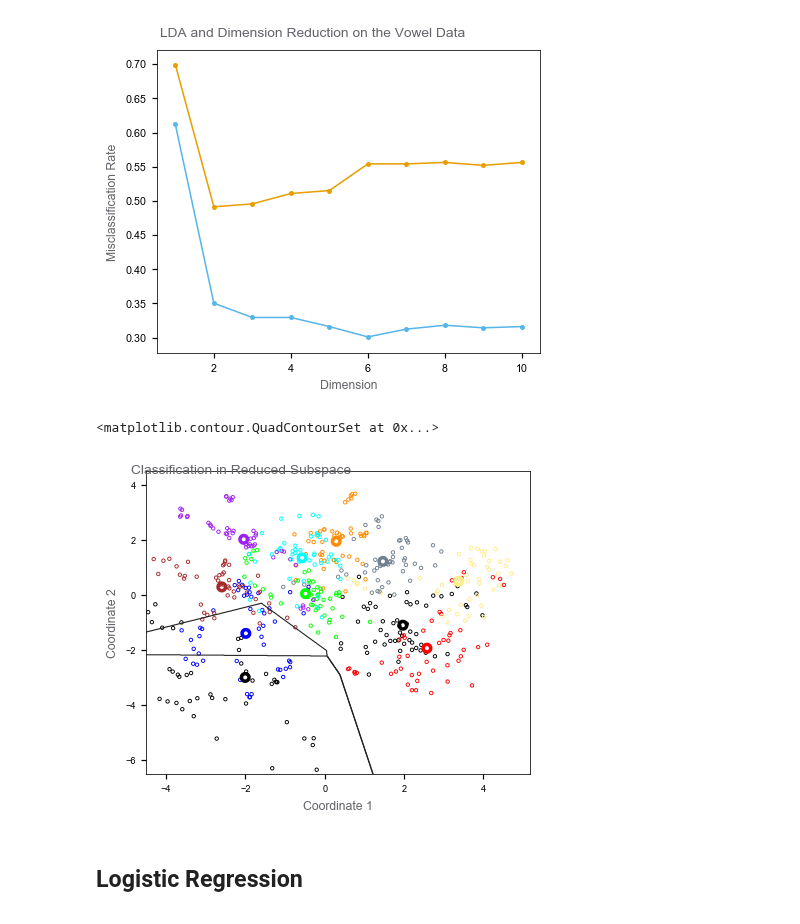
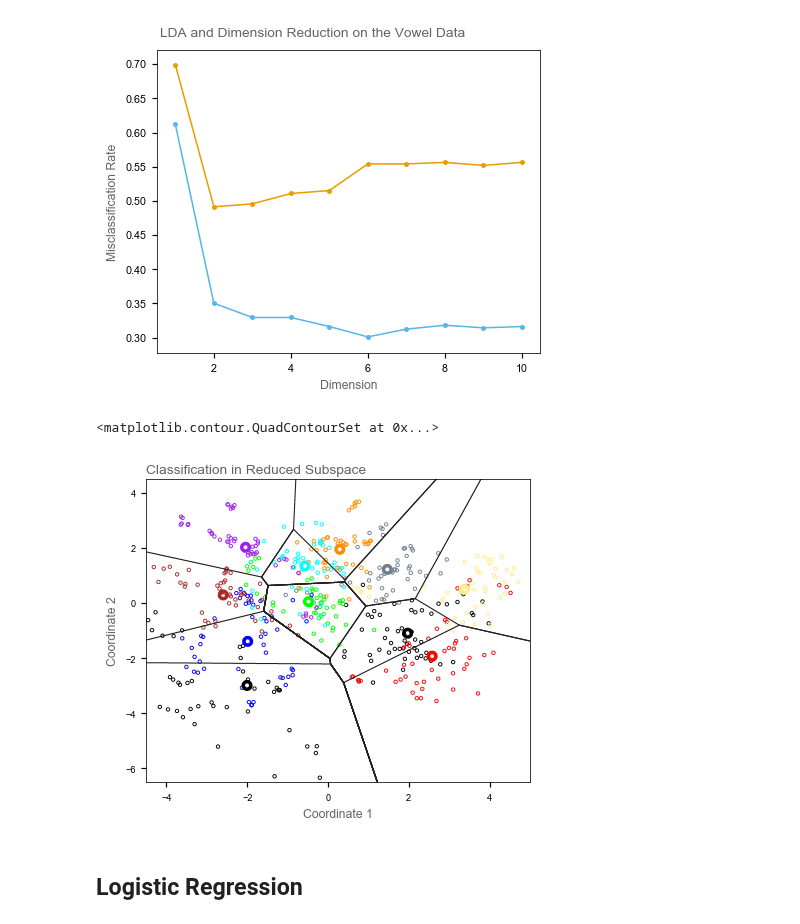
Before and after one commit to empathy87/The-Elements-of-Statistical-Learning-Python-Notebooks, a Jupyter notebook: examples/Vowel.ipynb, the cells around one changed output. Saved outputs shown, nothing was run; the diff lists cells and outputs as text; code cells hidden in the pictures.

Commit message:
Vowel recognition (regularized discriminant & reduced subspace)

```diff
--- a/examples/Vowel.ipynb
+++ b/examples/Vowel.ipynb
@@ -200,27 +227,35 @@ for i in ax1.get_yticklabels() + ax1.get_xticklabels():
 # %% [output]
 [figure]
 # %%
+# PAGE 110. For this ﬁgure and many similar ﬁgures in the book we compute the decision boundaries
+#           by an exhaustive contouring method. We compute the decision rule on a ﬁne lattice
+#           of points, and then use contouring algorithms to compute the boundaries.
 rda = LinearDiscriminantAnalysis().fit(X_r[:,:2], y_train)
-x1_vals = np.linspace(-4.5, 4.5, 1000)
-x2_vals = np.linspace(-6.5, 4.5, 1000)
-X = np.transpose([np.tile(x1_vals, 1000), np.repeat(x2_vals, 1000)])
+grid = 2000
+x1_vals = np.linspace(-4.5, 5, grid)
+x2_vals = np.linspace(-6.5, 4.5, grid)
+X = np.transpose([np.tile(x1_vals, grid), np.repeat(x2_vals, grid)])
 y = rda.predict(X)
-X0, X1, Y = X[:,0].reshape(1000, 1000), X[:,1].reshape(1000, 1000), y.reshape(1000, 1000)
+X0, X1, Y = X[:,0].reshape(grid, grid), X[:,1].reshape(grid, grid), y.reshape(grid, grid)
 # %%
+# PAGE 118. FIGURE 4.11. Decision boundaries for the vowel training data, in the two-
+#           dimensional subspace spanned by the ﬁrst two canonical variates. Note that in
+#           any higher-dimensional subspace, the decision boundaries are higher-dimensional
+#           aﬃne planes, and could not be represented as lines.
 fig, ax1 = plt.subplots(figsize=(4.5, 3.65), dpi=110)
 ax1.scatter(X_r[:, 0], X_r[:, 1], facecolors='none', edgecolors=colors[y_train],
             s=5, linewidth=0.6)
 ax1.scatter(means[:, 0], means[:, 1], facecolors='none', edgecolors=colors,
             s=5, linewidth=5)
 for i in ax1.get_yticklabels() + ax1.get_xticklabels():
     i.set_fontsize(6)
-ax1.text(-4.89, 4.4, 'Classification in Reduced Subspace', color=GRAY4, fontsize=9)
+ax1.text(-4.5, 4.7, 'Classification in Reduced Subspace', color=GRAY4, fontsize=9)
 ax1.set_xlabel('Coordinate 1', color=GRAY4, fontsize=8)
 ax1.set_ylabel('Coordinate 2', color=GRAY4, fontsize=8)
-ax1.contour(X0, X1, Y, [0.5, 1.5], colors=GRAY1, linewidths=[0.7, 0.7])
+ax1.contour(X0, X1, Y, np.linspace(0, 9, 10)+0.5, colors=GRAY1, linewidths=[0.7]*10)
 # %% [output]
 <matplotlib.contour.QuadContourSet at 0x...>
-[figure, old version]
+[figure, new version]
 # %% [markdown]
 <h2>Logistic Regression</h2>
 # %%
```
Also changed, not shown: parts of 8 cells of this notebook.
